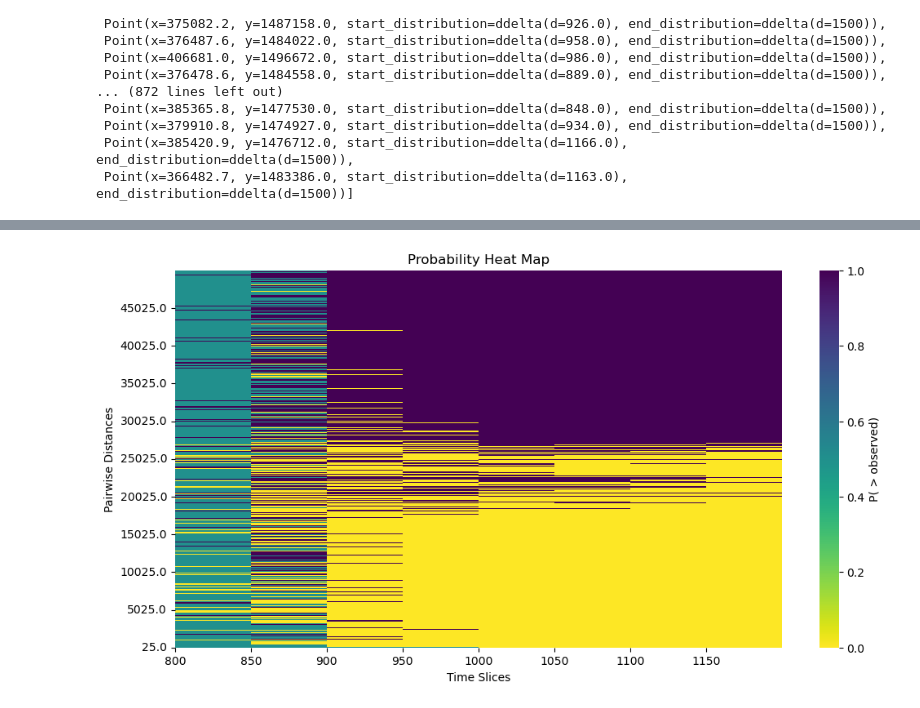
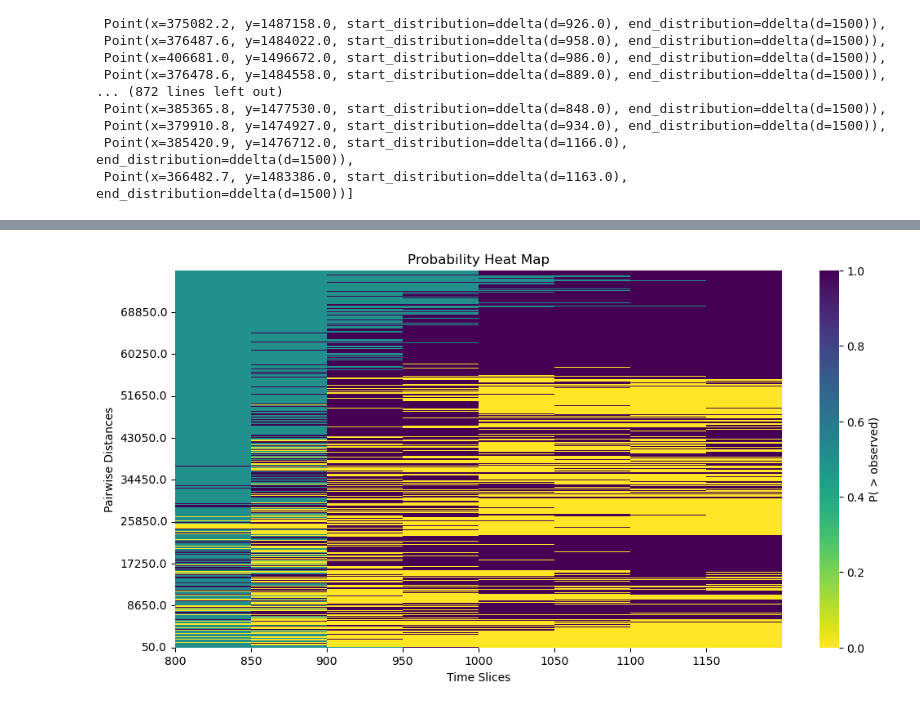
Before and after one commit to wccarleton/angkorclusters, a Jupyter notebook: Src/analysis.ipynb, the cells around one changed output, grey strips where cells are left out. Cells and saved outputs as stored; diff of their text form; code cells hidden in the pictures.

Commit message:
initial clustering results

```diff
--- a/Src/analysis.ipynb
+++ b/Src/analysis.ipynb
@@ -145,11 +159,32 @@ clustering_heatmap(csr_pairwise_density,
 # %%
+# Generate BISE sample
+mean_location, cov_matrix, simulated_coords, bise_points = bise(points, nsim=len(points))
+
+# Get LISE inclusion probabilities (similar temporal traits as the original data)
+bise_inclusion_probs = clustering.in_probs(bise_points,
+                                           time_slices)
+
+# Get MC iterations for incorporating chronological uncertainty
+num_iterations = 100
+bise_simulations = clustering.mc_samples(bise_points,
+                                         time_slices,
+                                         bise_inclusion_probs,
+                                         num_iterations=num_iterations)
+
+# Calulate the pairwise distances for the LISE sample
+bise_pairwise_density, bise_support = clustering.temporal_pairwise(bise_simulations,
+                                                                 time_slices,
+                                                                 bw = pair_bw,
+                                                                 density = False,
+                                                                 max_distance = max_distance)
+
 # Calculate the p-values for density differences between the observed points and
 # the simulated CSR baseline per distance and temporal slice
-p_diff_array = clustering.p_diff(pairwise_density, csr_pairwise_density)
+p_diff_array = clustering.p_diff(pairwise_density, bise_pairwise_density)
 
 # Plot the heatmap of probabilities
 pdiff_heatmap(p_diff_array,
               time_slices,
-              csr_support)
+              bise_support)
 # %% [output]
-[figure, old version]
+[figure, new version]
```
Also changed, not shown: parts of 14 cells of this notebook, 2 other files.
